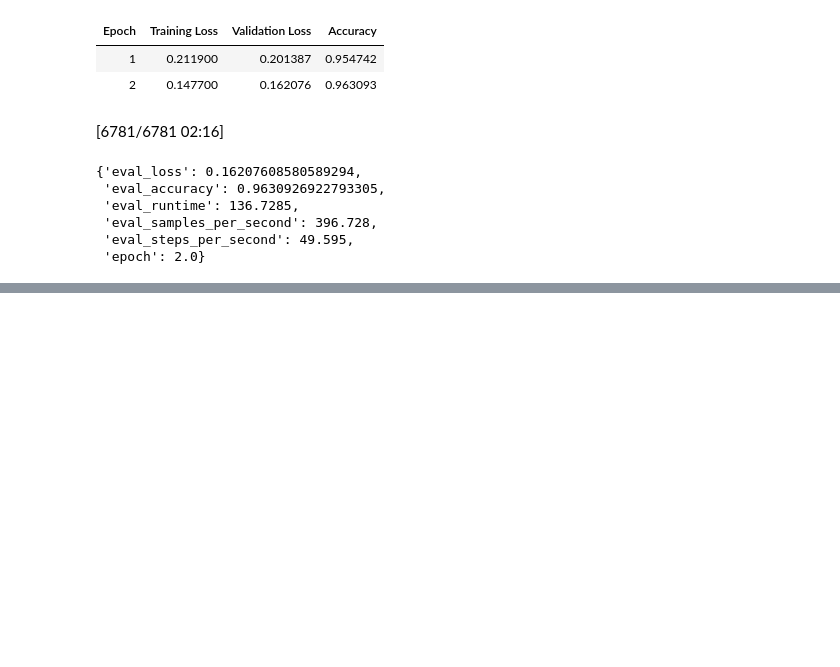
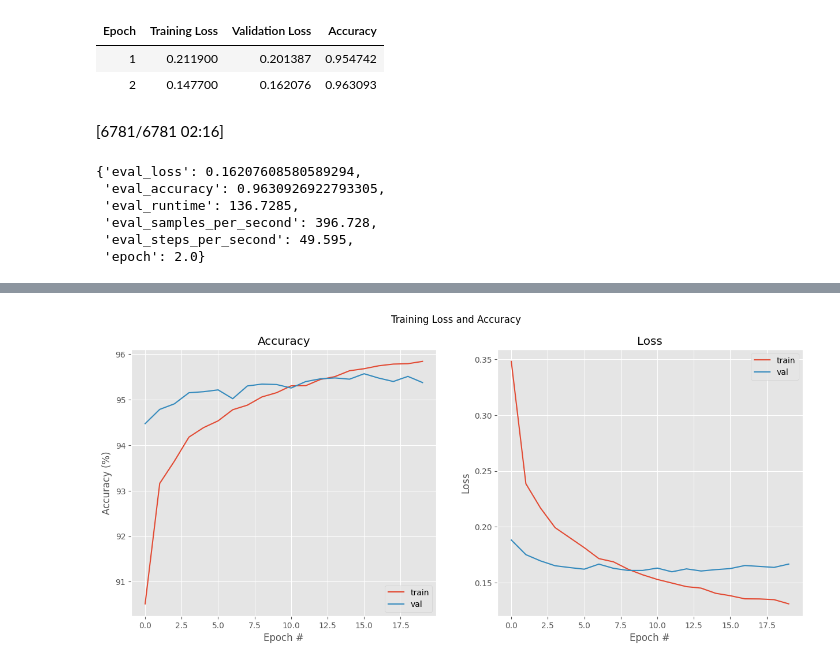
Before and after one commit to Kytusla908/MBD_NN, a Jupyter notebook: bin/Delivery.ipynb, the cells around one changed output, grey strips where cells are left out. Cells and saved outputs as stored; diff of their text form; code cells hidden in the pictures; blank space fills up the shorter version.

```diff
--- a/bin/Delivery.ipynb
+++ b/bin/Delivery.ipynb
@@ -330,0 +398,43 @@ trainer.evaluate()
+# %%
+class FCNN(nn.Module):
+    def __init__(self, input_size, hidden_size, num_classes):
+        super(FCNN, self).__init__()
+        self.fc1 = nn.Linear(input_size, hidden_size)
+        self.bn1 = nn.BatchNorm1d(hidden_size)
+        self.relu1 = nn.ReLU()
+        self.dropout1 = nn.Dropout(p=0.5)
+
+        self.fc2 = nn.Linear(hidden_size, hidden_size)
+        self.bn2 = nn.BatchNorm1d(hidden_size)
+        self.relu2 = nn.ReLU()
+        self.dropout2 = nn.Dropout(p=0.5)
+
+        self.fc3 = nn.Linear(hidden_size, num_classes)
+
+    def forward(self, x):
+        out = self.fc1(x)
+        out = self.bn1(out)
+        out = self.relu1(out)
+        out = self.dropout1(out)
+
+        out = self.fc2(out)
+        out = self.bn2(out)
+        out = self.relu2(out)
+        out = self.dropout2(out)
+
+        out = self.fc3(out)
+
+        return out
+
+fcnn = FCNN(input_size=1000, hidden_size=256, num_classes=21)
+loss_function = nn.CrossEntropyLoss()
+optimizer = torch.optim.Adam(fcnn.parameters(), lr=0.001)
+
+history = fit(
+    model        = fcnn,
+    train_loader = train_dataset,
+    test_loader  = test_dataset,
+    optimizer    = optimizer,
+    epochs       = 20
+)
+# %% [output]
@@ -330,0 +461 @@ trainer.evaluate()
+[figure, added]
```
Also changed, not shown: parts of 21 cells of this notebook.
